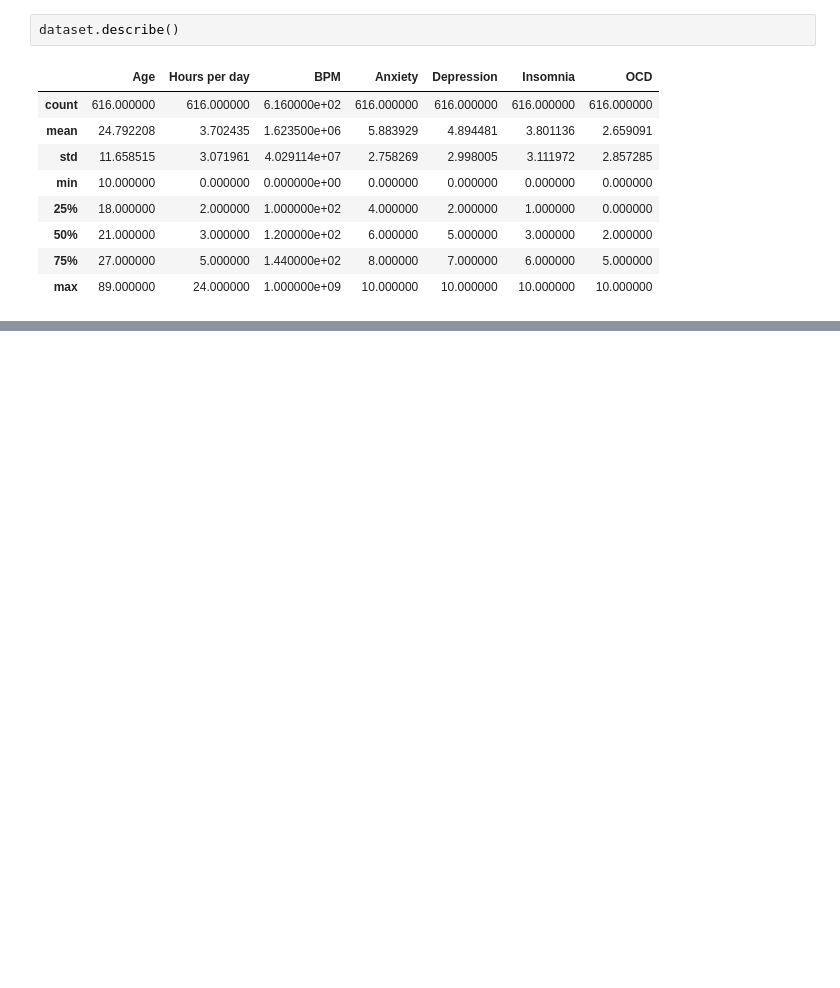
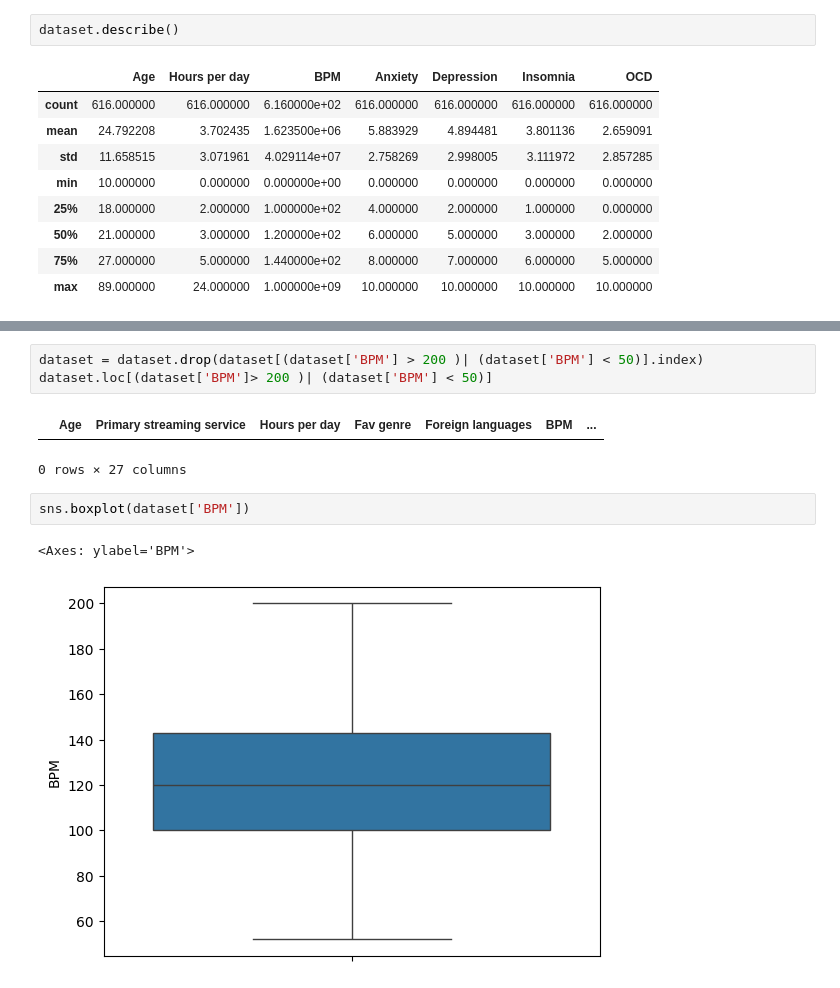
Before and after one commit to ElliceNels/B3EPIC, a Jupyter notebook: Data_Science_Workflow.ipynb, the cells around one changed output, grey strips where cells are left out. Cells and saved outputs as stored; diff of their text form; blank space fills up the shorter version.

```diff
--- a/Data_Science_Workflow.ipynb
+++ b/Data_Science_Workflow.ipynb
@@ -110,0 +157,11 @@ dataset.loc[(dataset['Hours per day'] > 15)]
+# %%
+dataset = dataset.drop(dataset[(dataset['BPM'] > 200 )| (dataset['BPM'] < 50)].index)
+dataset.loc[(dataset['BPM']> 200 )| (dataset['BPM'] < 50)]
+# %% [output]
+|  | Age | Primary streaming service | Hours per day | Fav genre | Foreign languages | BPM | ... |
+0 rows × 27 columns
+# %%
+sns.boxplot(dataset['BPM'])
+# %% [output]
+<Axes: ylabel='BPM'>
+[figure, added]
```
Also changed, not shown: parts of 11 cells of this notebook.
